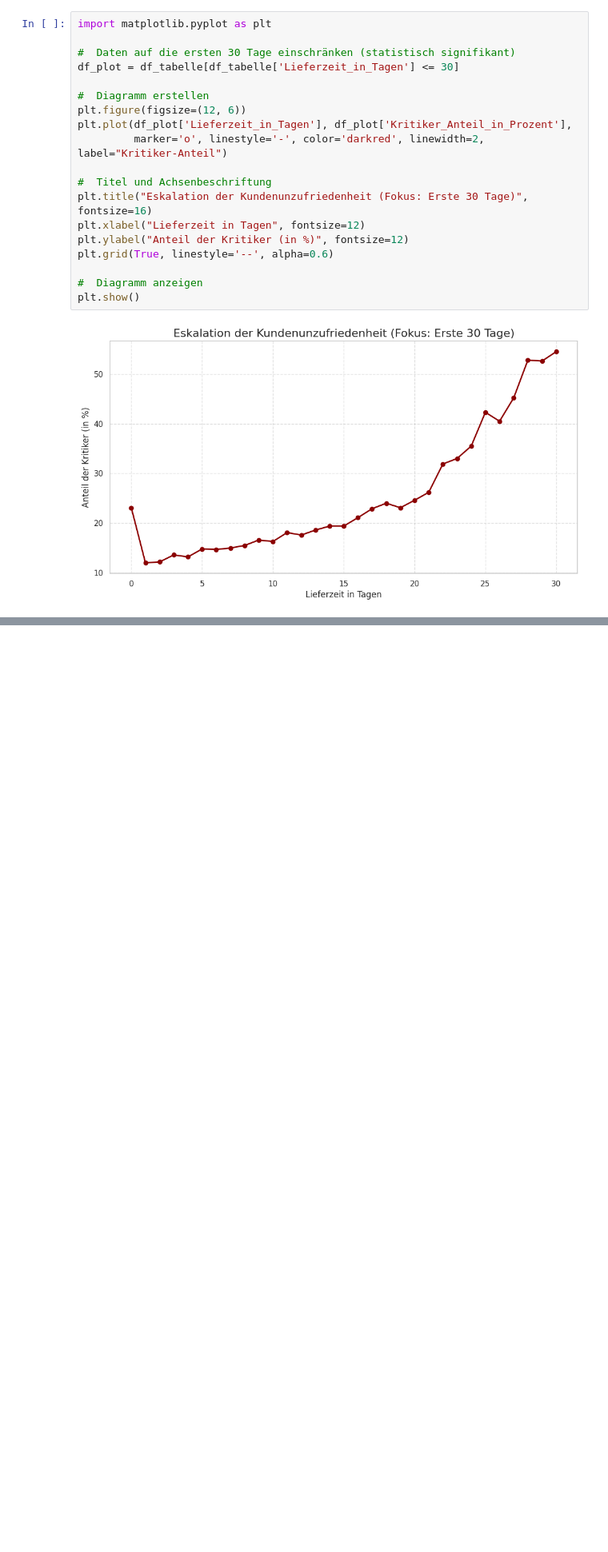
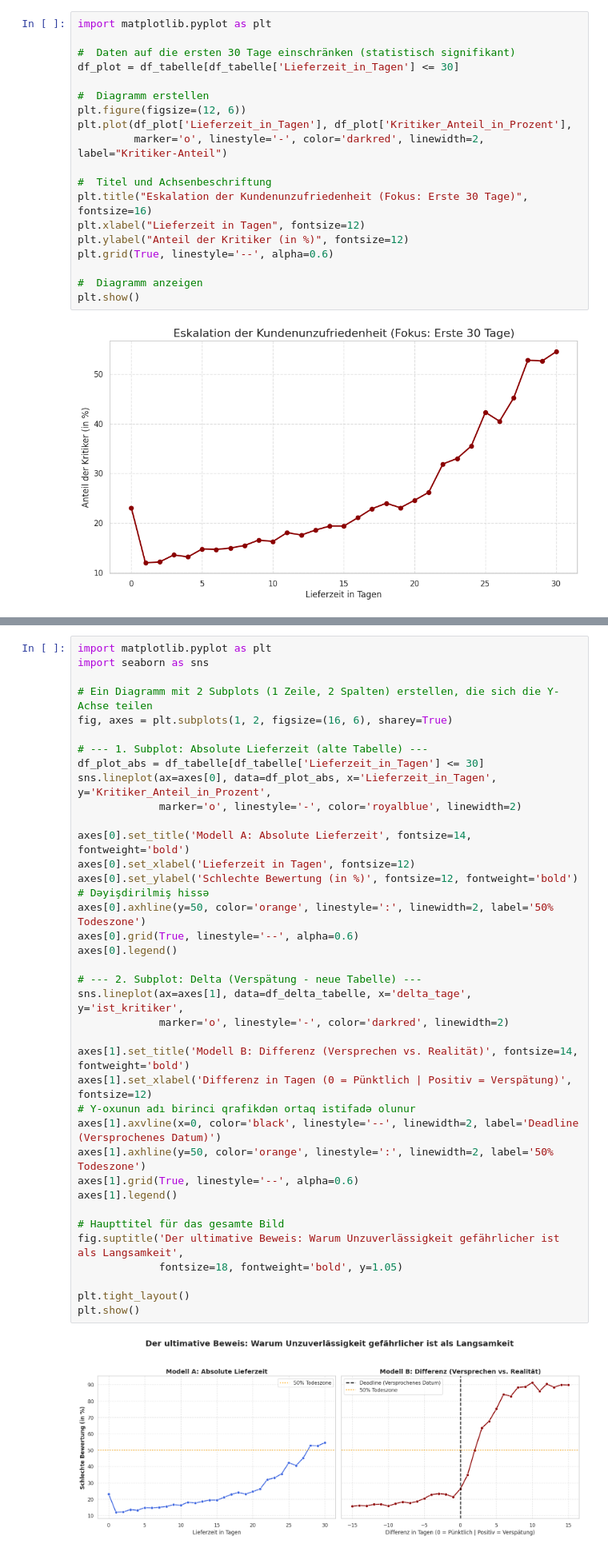
Before and after one commit to UlkarIslamova/ecommerce-datenanalyse, a Jupyter notebook: e-commerce-datenanalyse-eda.ipynb, the cells around one changed output, grey strips where cells are left out. Shown at 80% size. Saved outputs shown, nothing was run; the diff lists cells and outputs as text; blank space fills up the shorter version.

```diff
--- a/e-commerce-datenanalyse-eda.ipynb
+++ b/e-commerce-datenanalyse-eda.ipynb
@@ -689,0 +808,39 @@ plt.show()
+# %%
+import matplotlib.pyplot as plt
+import seaborn as sns
+
+# Ein Diagramm mit 2 Subplots (1 Zeile, 2 Spalten) erstellen, die sich die Y-Achse teilen
+fig, axes = plt.subplots(1, 2, figsize=(16, 6), sharey=True)
+
+# --- 1. Subplot: Absolute Lieferzeit (alte Tabelle) ---
+df_plot_abs = df_tabelle[df_tabelle['Lieferzeit_in_Tagen'] <= 30]
+sns.lineplot(ax=axes[0], data=df_plot_abs, x='Lieferzeit_in_Tagen', y='Kritiker_Anteil_in_Prozent',
+             marker='o', linestyle='-', color='royalblue', linewidth=2)
+
+axes[0].set_title('Modell A: Absolute Lieferzeit', fontsize=14, fontweight='bold')
+axes[0].set_xlabel('Lieferzeit in Tagen', fontsize=12)
+axes[0].set_ylabel('Schlechte Bewertung (in %)', fontsize=12, fontweight='bold') # Dəyişdirilmiş hissə
+axes[0].axhline(y=50, color='orange', linestyle=':', linewidth=2, label='50% Todeszone')
+axes[0].grid(True, linestyle='--', alpha=0.6)
+axes[0].legend()
+
+# --- 2. Subplot: Delta (Verspätung - neue Tabelle) ---
+sns.lineplot(ax=axes[1], data=df_delta_tabelle, x='delta_tage', y='ist_kritiker',
+             marker='o', linestyle='-', color='darkred', linewidth=2)
+
+axes[1].set_title('Modell B: Differenz (Versprechen vs. Realität)', fontsize=14, fontweight='bold')
+axes[1].set_xlabel('Differenz in Tagen (0 = Pünktlich | Positiv = Verspätung)', fontsize=12)
+# Y-oxunun adı birinci qrafikdən ortaq istifadə olunur
+axes[1].axvline(x=0, color='black', linestyle='--', linewidth=2, label='Deadline (Versprochenes Datum)')
+axes[1].axhline(y=50, color='orange', linestyle=':', linewidth=2, label='50% Todeszone')
+axes[1].grid(True, linestyle='--', alpha=0.6)
+axes[1].legend()
+
+# Haupttitel für das gesamte Bild
+fig.suptitle('Der ultimative Beweis: Warum Unzuverlässigkeit gefährlicher ist als Langsamkeit',
+             fontsize=18, fontweight='bold', y=1.05)
+
+plt.tight_layout()
+plt.show()
+# %% [output]
+[figure, added]
```
Also changed, not shown: parts of 48 cells of this notebook.
